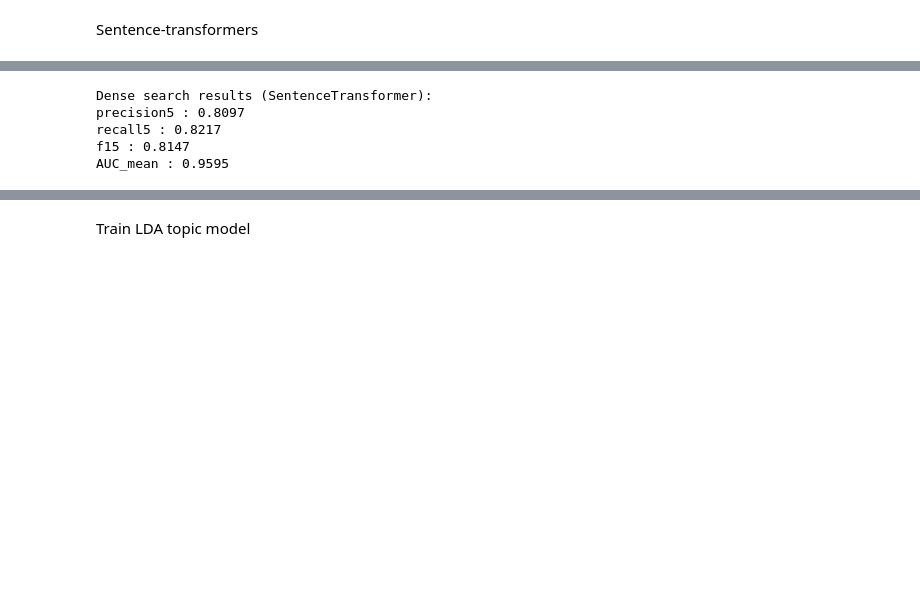
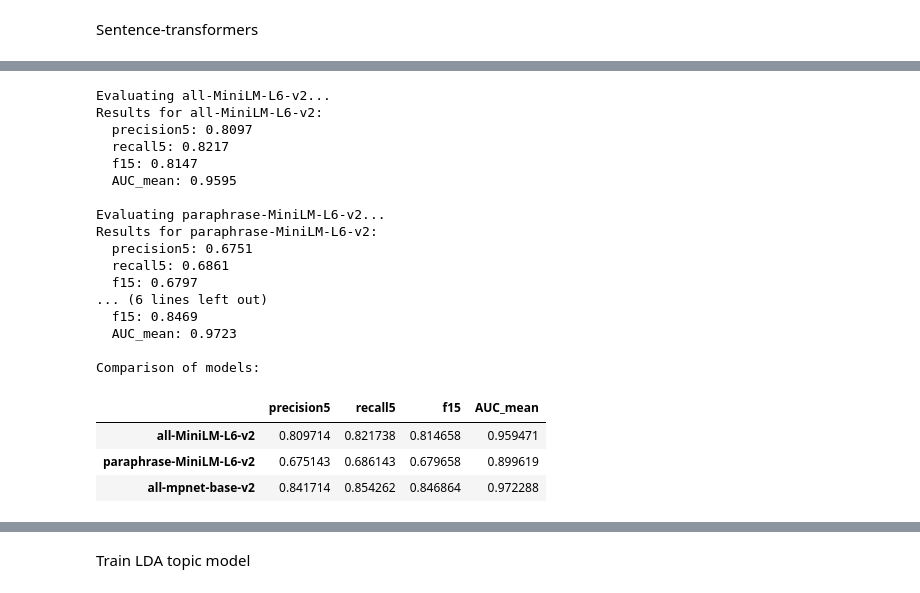
Before and after one commit to jsilvalavin/BE2, a Jupyter notebook: code.ipynb, the cells around one changed output, grey strips where cells are left out. Cells and saved outputs as stored; diff of their text form; code cells hidden in the pictures; blank space fills up the shorter version.

```diff
--- a/code.ipynb
+++ b/code.ipynb
@@ -352,12 +371,3 @@ example_qemb = query_embeddings[example_qidx].reshape(1, -1)
 
 sims = cosine_similarity(example_qemb, corpus_embeddings)[0]
 top_idx = np.argsort(-sims)[:10]
-
-print("Query:", example_qid)
-print(query_texts[example_qidx][:300], "\n")
-
-print("Top 10 nearest documents (embeddings):\n")
-for i in top_idx:
-    doc_id = corpus_ids[i]
-    title = corpus[doc_id].get("title", "")
-    print(f"{doc_id}  (score={sims[i]:.4f})  →  {title}")
@@ -380,7 +374,10 @@ cd31ecb3b58d1ec0d8b6e196bddb71dd6a921b6d  (score=0.6070)  →  Economic dispatch
 # %%
 from sklearn.metrics import roc_auc_score
 
-def evaluate_dense_search(qrels, top_k=5):
+def evaluate_dense_search(qrels, corpus_embeddings, query_embeddings, corpus_ids, query_ids, top_k=5):
+    corpus_index = {doc_id: idx for idx, doc_id in enumerate(corpus_ids)}
+    query_index = {q_id: idx for idx, q_id in enumerate(query_ids)}
+
     precisions = []
     recalls = []
     f1s = []
@@ -449,14 +446,50 @@ def evaluate_dense_search(qrels, top_k=5):
         "AUC_mean": np.mean(aucs) if aucs else 0.0
     }
     return results
-
-metrics_dense = evaluate_dense_search(qrels, top_k=5)
-print("Dense search results (SentenceTransformer):")
-for k, v in metrics_dense.items():
-    print(f"{k} : {v:.4f}")
-# %% [output]
-Dense search results (SentenceTransformer):
-precision5 : 0.8097
-recall5 : 0.8217
-f15 : 0.8147
-AUC_mean : 0.9595
+# %%
+# Evaluate and compare all models
+comparison_results = {}
+
+for model_name, data in embeddings_data.items():
+    print(f"Evaluating {model_name}...")
+    metrics = evaluate_dense_search(
+        qrels,
+        data['corpus_embeddings'],
+        data['query_embeddings'],
+        data['corpus_ids'],
+        data['query_ids'],
+        top_k=5
+    )
+    comparison_results[model_name] = metrics
+    print(f"Results for {model_name}:")
+    for k, v in metrics.items():
+        print(f"  {k}: {v:.4f}")
+    print()
+
+# Display comparison table
+import pandas as pd
+df_comparison = pd.DataFrame.from_dict(comparison_results, orient='index')
+print("Comparison of models:")
+display(df_comparison)
+# %% [output]
+Evaluating all-MiniLM-L6-v2...
+Results for all-MiniLM-L6-v2:
+  precision5: 0.8097
+  recall5: 0.8217
+  f15: 0.8147
+  AUC_mean: 0.9595
+
+Evaluating paraphrase-MiniLM-L6-v2...
+Results for paraphrase-MiniLM-L6-v2:
+  precision5: 0.6751
+  recall5: 0.6861
+  f15: 0.6797
+... (6 lines left out)
+  f15: 0.8469
+  AUC_mean: 0.9723
+
+Comparison of models:
+|  | precision5 | recall5 | f15 | AUC_mean |
+| all-MiniLM-L6-v2 | 0.809714 | 0.821738 | 0.814658 | 0.959471 |
+| paraphrase-MiniLM-L6-v2 | 0.675143 | 0.686143 | 0.679658 | 0.899619 |
+| all-mpnet-base-v2 | 0.841714 | 0.854262 | 0.846864 | 0.972288 |
```
Also changed, not shown: parts of 13 cells of this notebook, 1 other file.
